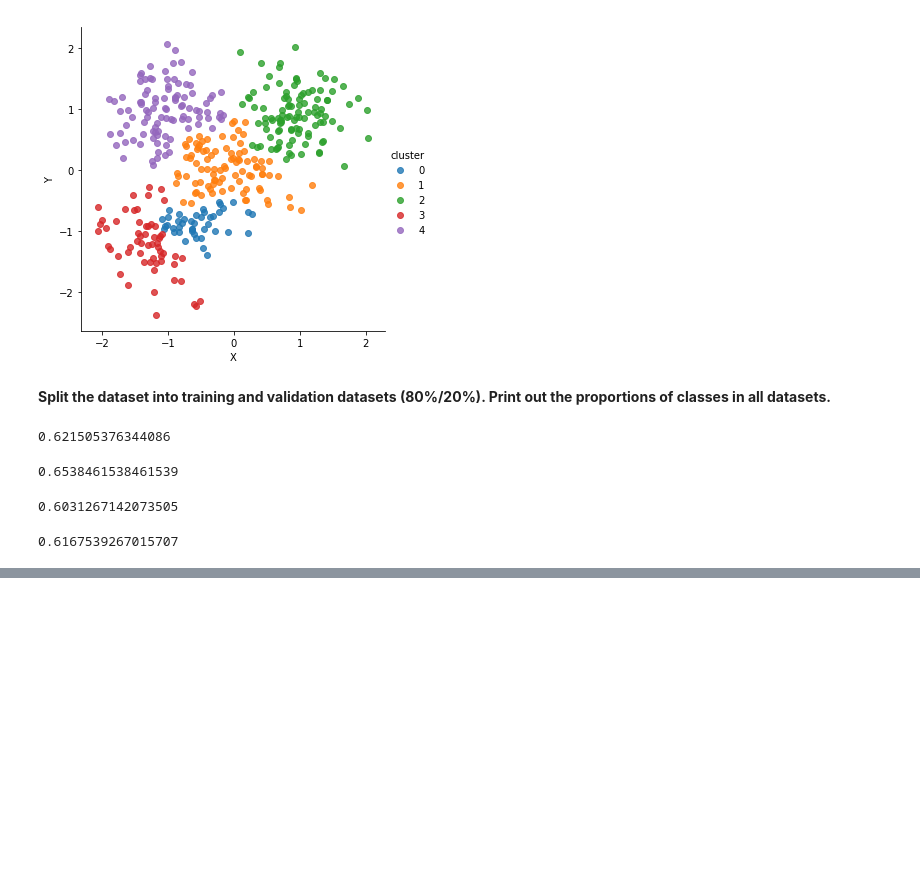
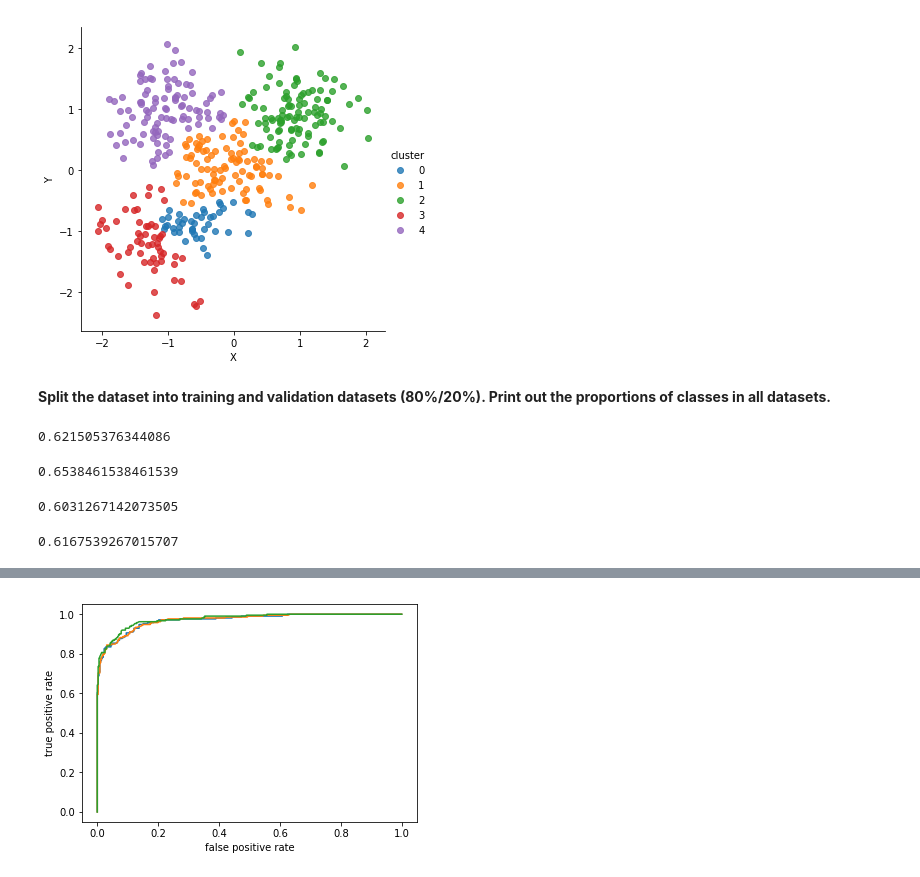
Before and after one commit to olgalupuleac/MachineLearningCourse, a Jupyter notebook: hw1/hw1.ipynb, the cells around one changed output, grey strips where cells are left out. Cells and saved outputs as stored; diff of their text form; code cells hidden in the pictures; blank space fills up the shorter version.

```diff
--- a/hw1/hw1.ipynb
+++ b/hw1/hw1.ipynb
@@ -319,0 +358,7 @@ propotion(spam_validate, 0, 1, 'word_freq_make')
+# %%
+cancer_curves = get_best_curves(cancer, 3, 'M')
+
+for curve in cancer_curves:
+    draw_curve(curve)
+# %% [output]
+[figure, added]
```
Also changed, not shown: parts of 6 cells of this notebook.
